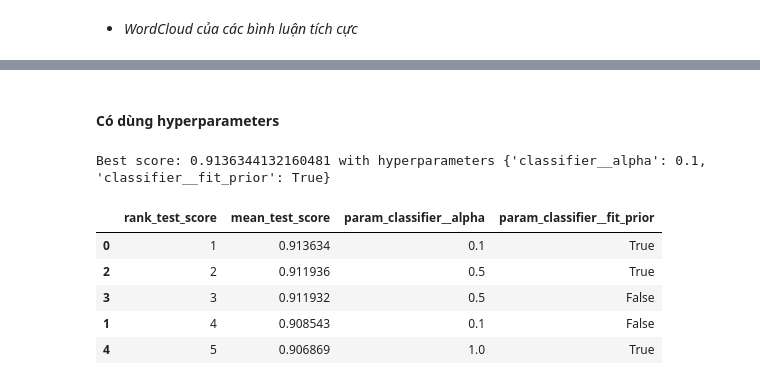
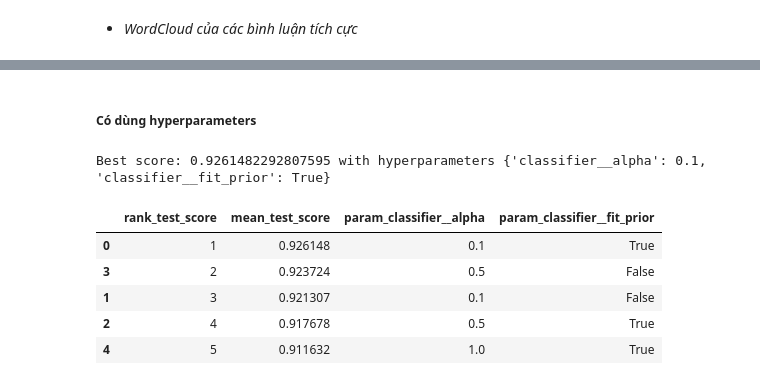
Before and after one commit to Haix1xx/Foody_Sentiment_Analysis, a Jupyter notebook: NLP.ipynb, the cells around one changed output, grey strips where cells are left out. Drawn from its saved outputs; the diff is of its cells as text; code cells hidden in the pictures.

Commit message:
visualize data and split train test

```diff
--- a/NLP.ipynb
+++ b/NLP.ipynb
@@ -181,0 +224,5 @@ plot_wordcloud(clean_positive_sentences)
+# %%
+# Create a CountVectorizer object and apply it to the 'review' column
+vectorizer = TfidfVectorizer(analyzer=review_cleaning)
+count_matrix = vectorizer.fit_transform(df['Review'])
+count_matrix
@@ -182,21 +254,39 @@ plot_wordcloud(clean_positive_sentences)
 # %%
+def plot_confusion_matrix(x_test, y_test, model:GridSearchCV):
+    # Dự đoán tập test
+    y_pred = model.predict(x_test)
+
+    # plot ma trận nhầm lẫn
+    cm = confusion_matrix(y_test, y_pred)
+    sns.heatmap(cm, annot=True, fmt='d')
+    print(classification_report(y_test, y_pred))
+
+
 def train_model(vectorizer, classifier, x, y, cv=5):
+    # Tạo pipeline
     pipeline = Pipeline([
         ('vectorizer', vectorizer),
         ('classifier', classifier)
     ])
-    y_pred = cross_val_predict(pipeline, x, y)
-    cm = confusion_matrix(y, y_pred)
-    sns.heatmap(cm, annot=True, fmt='d')
-    print(classification_report(y, y_pred))
+
+    # cross_validate để dự đoán độ chính xác khi train
+    y_pred = cross_val_predict(pipeline, x, y, cv=cv)
+    accu = accuracy_score(y, y_pred)
+    print('Accuracy score: {}'.format(accu))
+    # cm = confusion_matrix(y, y_pred)
+    # sns.heatmap(cm, annot=True, fmt='d')
+    # print(classification_report(y, y_pred))
     return pipeline.fit(x, y)
 
 
 def train_model_with_hyperparameters(vectorizer, classifier, x, y, cv=5):
+    # Tạo pipeline
     pipeline = Pipeline([
         ('vectorizer', vectorizer),
         ('classifier', classifier)
     ])
+
+    # Kiểm tra mô hình chọn để lựa chọn đúng bộ siêu tham số
     if isinstance(classifier, MultinomialNB):
         para_grid = {
             'classifier__alpha': [0.1, 0.5, 1.0],
@@ -209,9 +299,14 @@ def train_model_with_hyperparameters(vectorizer, classifier, x, y, cv=5):
             'classifier__alpha': [0.1, 0.5, 1.0],
             'classifier__fit_prior': [True, False]
         }
-    grid_search = GridSearchCV(pipeline, param_grid=para_grid, scoring='accuracy', cv=5)
+
+
+    # Tìm kiếm bộ tham số tối ưu cho mô hình
+    grid_search = GridSearchCV(pipeline, param_grid=para_grid, scoring='accuracy', cv=cv)
 
     search_result = grid_search.fit(x, y)
     result = pd.DataFrame(search_result.cv_results_, columns=['rank_test_score', 'mean_test_score', 'param_classifier__alpha','param_classifier__fit_prior']).sort_values(by='rank_test_score')
     print("Best score: {} with hyperparameters {}".format(search_result.best_score_, search_result.best_params_))
+
+    # Trả về kết quả, lần lượt và mô hình đã train và kết quả khi train với từng bộ tham số
     return search_result, result
@@ -220,4 +317,6 @@ def train_model_with_hyperparameters(vectorizer, classifier, x, y, cv=5):
 # %%
 x = df['Review']
 y = df['Label']
+
+x_train, x_test, y_train, y_test = train_test_split(x, y, test_size=0.3, random_state=0, stratify=y)
 # %% [markdown]
@@ -225,3 +324,3 @@ y = df['Label']
 # %%
-train_model(CountVectorizer(analyzer=review_cleaning), MultinomialNB(), x, y)
+train_model(CountVectorizer(analyzer=review_cleaning), MultinomialNB(), x_train, y_train)
 # %% [output]
@@ -240,13 +331,13 @@ Pipeline(steps=[('vectorizer',
 # %% [markdown]
-#### Có dùng hyperparameters
+##### Có dùng hyperparameters
 # %%
-model, result = train_model_with_hyperparameters(CountVectorizer(analyzer=review_cleaning), MultinomialNB(), x, y)
+model, result = train_model_with_hyperparameters(CountVectorizer(analyzer=review_cleaning), MultinomialNB(), x_train, y_train)
 result.head()
 # %% [output]
-Best score: 0.9136344132160481 with hyperparameters {'classifier__alpha': 0.1, 'classifier__fit_prior': True}
+Best score: 0.9261482292807595 with hyperparameters {'classifier__alpha': 0.1, 'classifier__fit_prior': True}
 |  | rank_test_score | mean_test_score | param_classifier__alpha | param_classifier__fit_prior |
-| 0 | 1 | 0.913634 | 0.1 | True |
-| 2 | 2 | 0.911936 | 0.5 | True |
-| 3 | 3 | 0.911932 | 0.5 | False |
-| 1 | 4 | 0.908543 | 0.1 | False |
-| 4 | 5 | 0.906869 | 1.0 | True |
+| 0 | 1 | 0.926148 | 0.1 | True |
+| 3 | 2 | 0.923724 | 0.5 | False |
+| 1 | 3 | 0.921307 | 0.1 | False |
+| 2 | 4 | 0.917678 | 0.5 | True |
+| 4 | 5 | 0.911632 | 1.0 | True |
```
Also changed, not shown: parts of 36 cells of this notebook.
